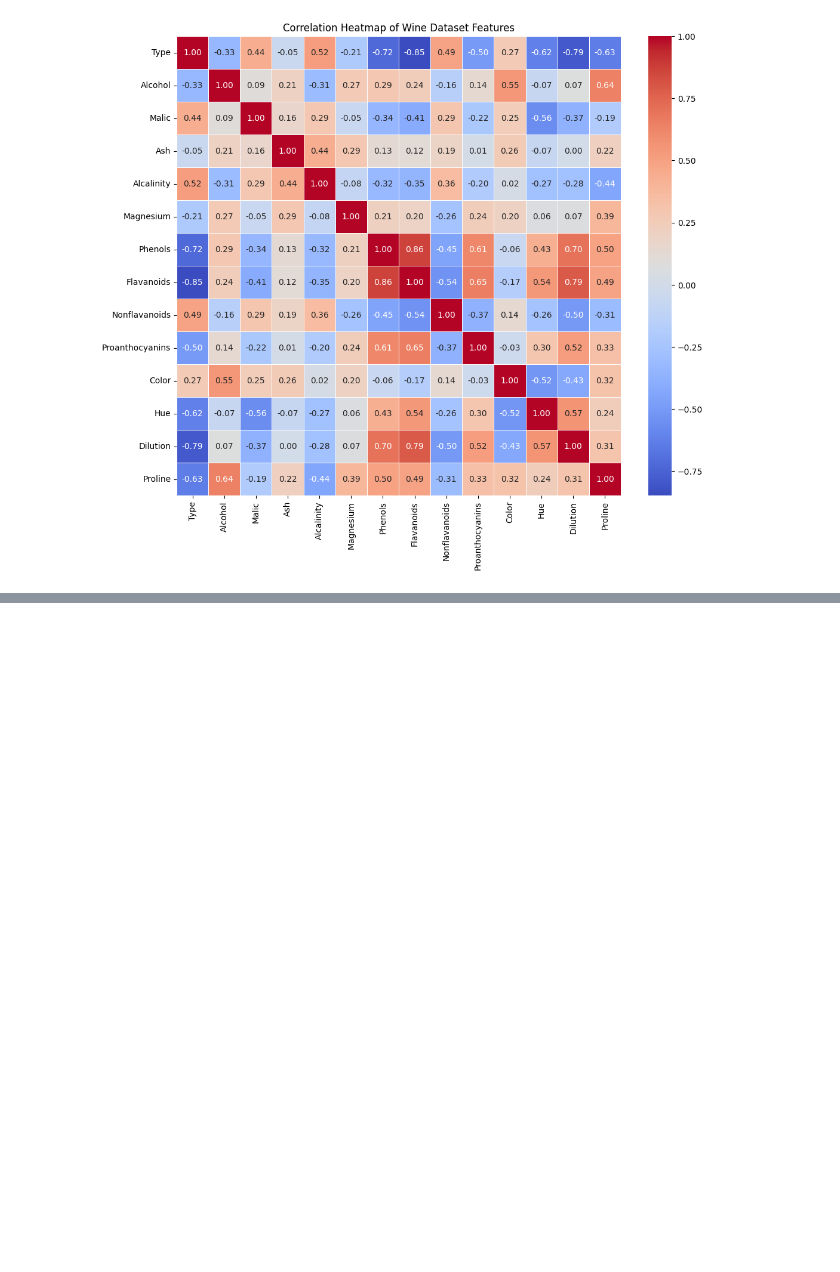
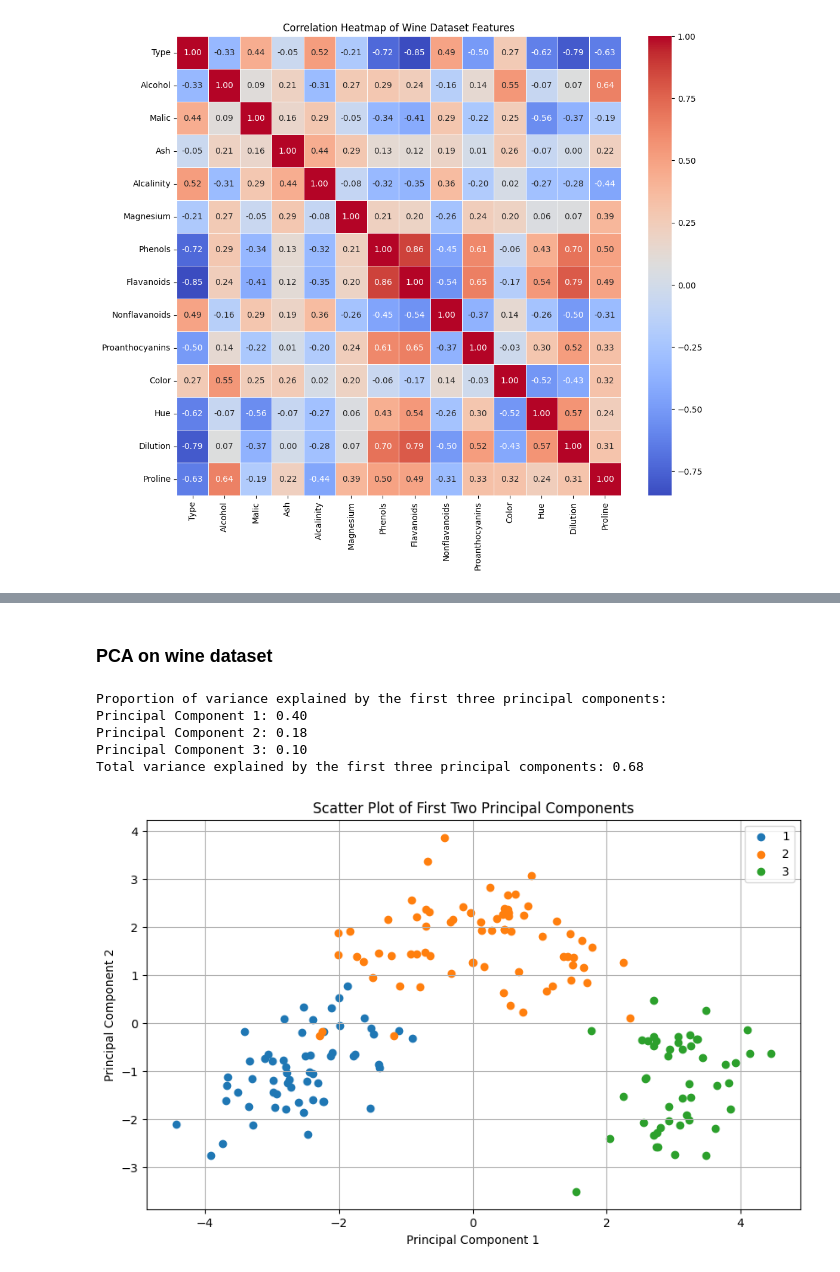
Before and after one commit to ROHIT32767/BRSM, a Jupyter notebook: Assignments/A2/2021101113_PCAFA_Class_Activity.ipynb, the cells around one changed output, grey strips where cells are left out. Saved outputs shown, nothing was run; the diff lists cells and outputs as text; code cells hidden in the pictures; blank space fills up the shorter version.

```diff
--- a/Assignments/A2/2021101113_PCAFA_Class_Activity.ipynb
+++ b/Assignments/A2/2021101113_PCAFA_Class_Activity.ipynb
@@ -37,0 +75,35 @@ plt.show()
+# %% [markdown]
+### PCA on wine dataset
+# %%
+standardized_data = (df - df.mean()) / df.std()
+pca = PCA(n_components=3)
+pca.fit(standardized_data)
+variance_explained = pca.explained_variance_ratio_
+print("Proportion of variance explained by the first three principal components:")
+for i, explained_variance in enumerate(variance_explained):
+    print(f"Principal Component {i+1}: {explained_variance:.2f}")
+total_variance_explained = sum(variance_explained)
+print(f"Total variance explained by the first three principal components: {total_variance_explained:.2f}")
+# %% [output]
+Proportion of variance explained by the first three principal components:
+Principal Component 1: 0.40
+Principal Component 2: 0.18
+Principal Component 3: 0.10
+Total variance explained by the first three principal components: 0.68
+# %%
+pca_transformed = pca.transform(standardized_data)
+pc1 = pca_transformed[:, 0]
+pc2 = pca_transformed[:, 1]
+plt.figure(figsize=(10, 6))
+for wine_type in df['Type'].unique():
+    plt.scatter(pc1[df['Type'] == wine_type],
+                pc2[df['Type'] == wine_type],
+                label=wine_type)
+plt.xlabel('Principal Component 1')
+plt.ylabel('Principal Component 2')
+plt.title('Scatter Plot of First Two Principal Components')
+plt.legend()
+plt.grid(True)
+plt.show()
+# %% [output]
+[figure, added]
```
Also changed, not shown: parts of 9 cells of this notebook.
